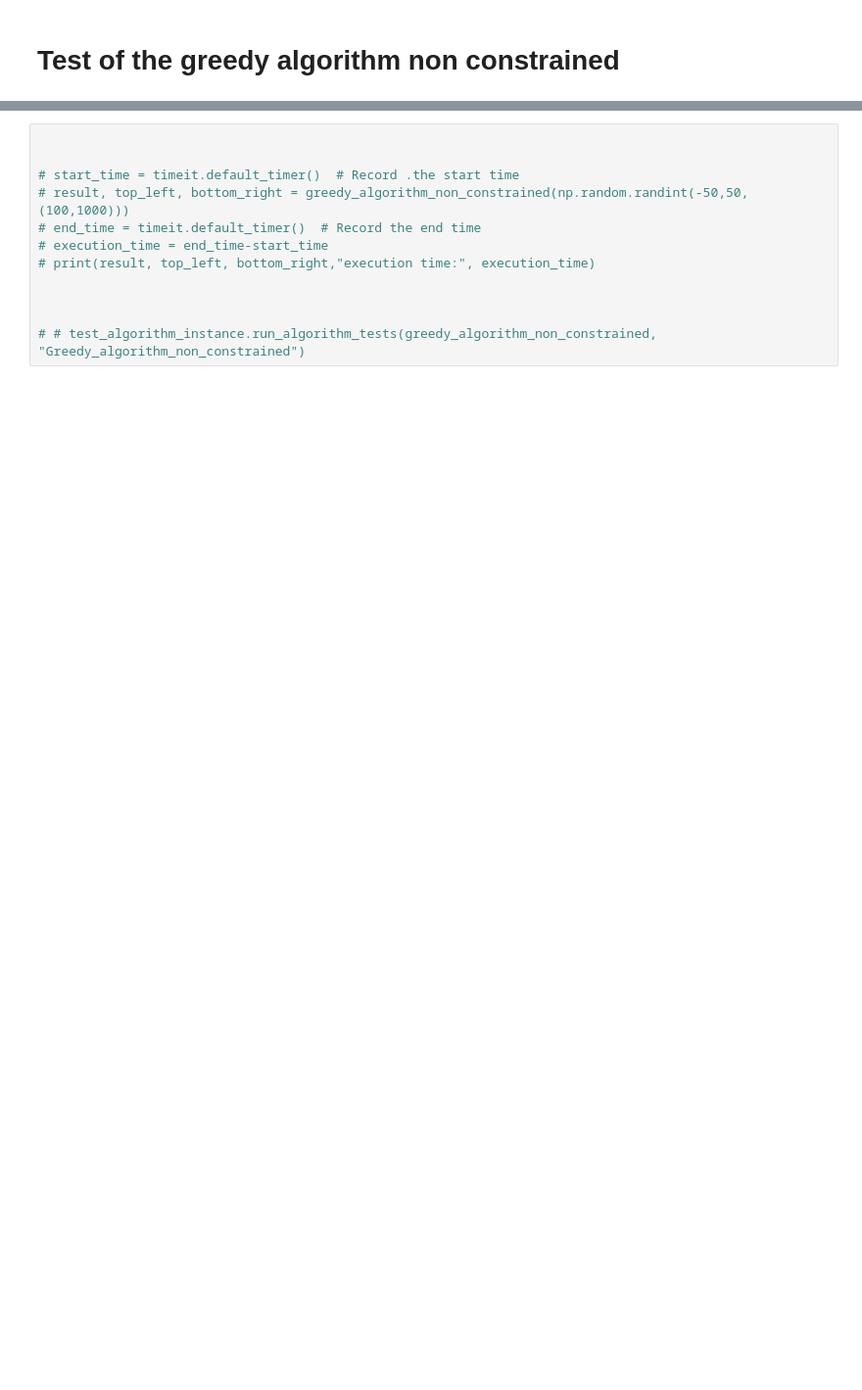
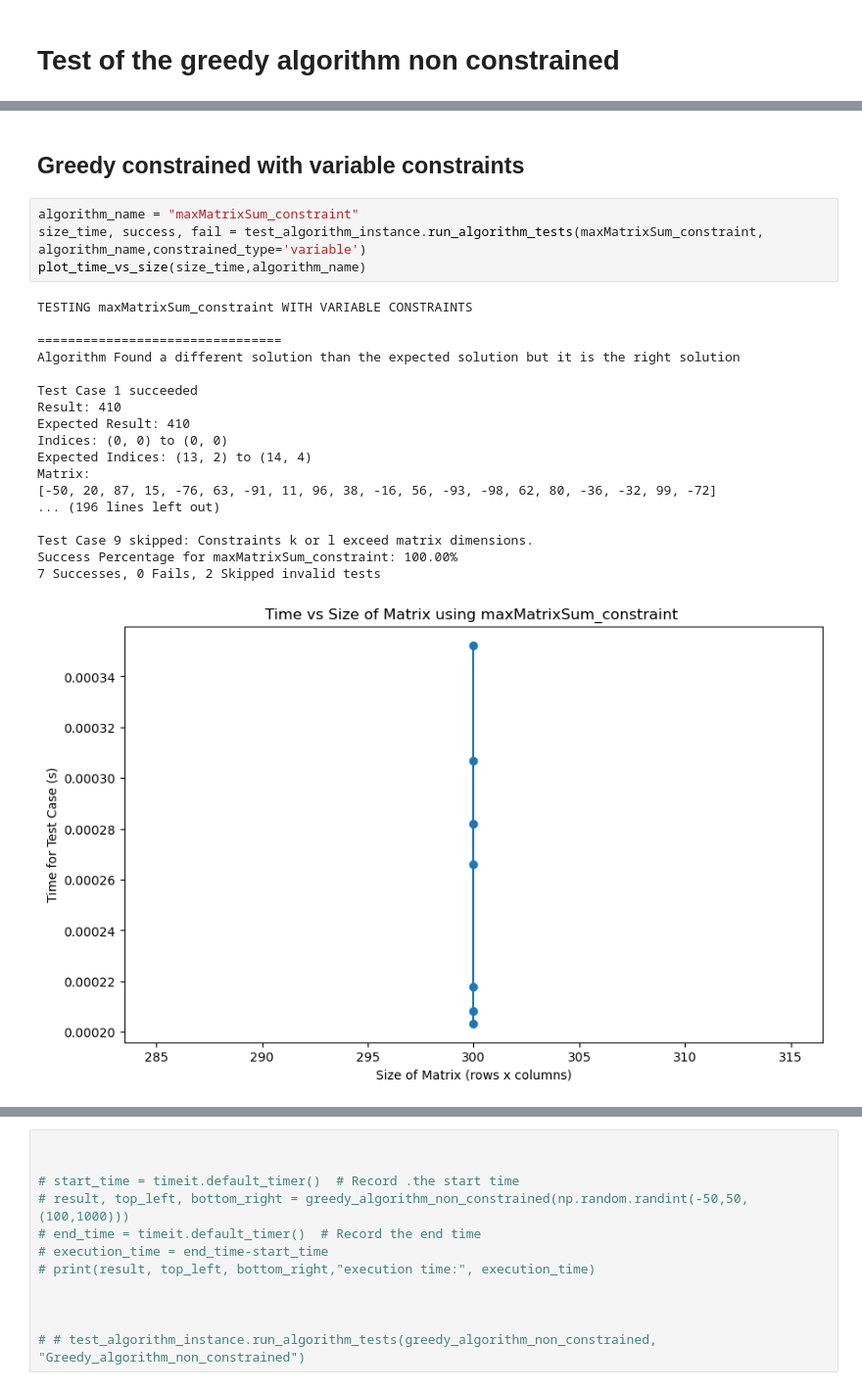
Before and after one commit to Amrithya/Advanced-Algorithm-Project-2023-2024, a Jupyter notebook: main_amgad.ipynb, the cells around one changed output, grey strips where cells are left out. Shown at 98% size. Drawn from its saved outputs; the diff is of its cells as text; blank space fills up the shorter version.

Commit message:
Updated my Test class to also test against constrained cases
- fixed some test cases
- updated the test class to also work for constrained algorithms

```diff
--- a/main_amgad.ipynb
+++ b/main_amgad.ipynb
@@ -65,0 +66,25 @@ Success Percentage for Greedy algorithm non constrained: 100.00%
+# %% [markdown]
+## Greedy constrained with variable constraints
+# %%
+algorithm_name = "maxMatrixSum_constraint"
+size_time, success, fail = test_algorithm_instance.run_algorithm_tests(maxMatrixSum_constraint, algorithm_name,constrained_type='variable')
+plot_time_vs_size(size_time,algorithm_name)
+# %% [output]
+TESTING maxMatrixSum_constraint WITH VARIABLE CONSTRAINTS
+
+================================
+Algorithm Found a different solution than the expected solution but it is the right solution
+
+Test Case 1 succeeded
+Result: 410
+Expected Result: 410
+Indices: (0, 0) to (0, 0)
+Expected Indices: (13, 2) to (14, 4)
+Matrix:
+[-50, 20, 87, 15, -76, 63, -91, 11, 96, 38, -16, 56, -93, -98, 62, 80, -36, -32, 99, -72]
+... (196 lines left out)
+
+Test Case 9 skipped: Constraints k or l exceed matrix dimensions.
+Success Percentage for maxMatrixSum_constraint: 100.00%
+7 Successes, 0 Fails, 2 Skipped invalid tests
+[figure, added]
```
Also changed, not shown: parts of 5 cells of this notebook, 5 other files.
